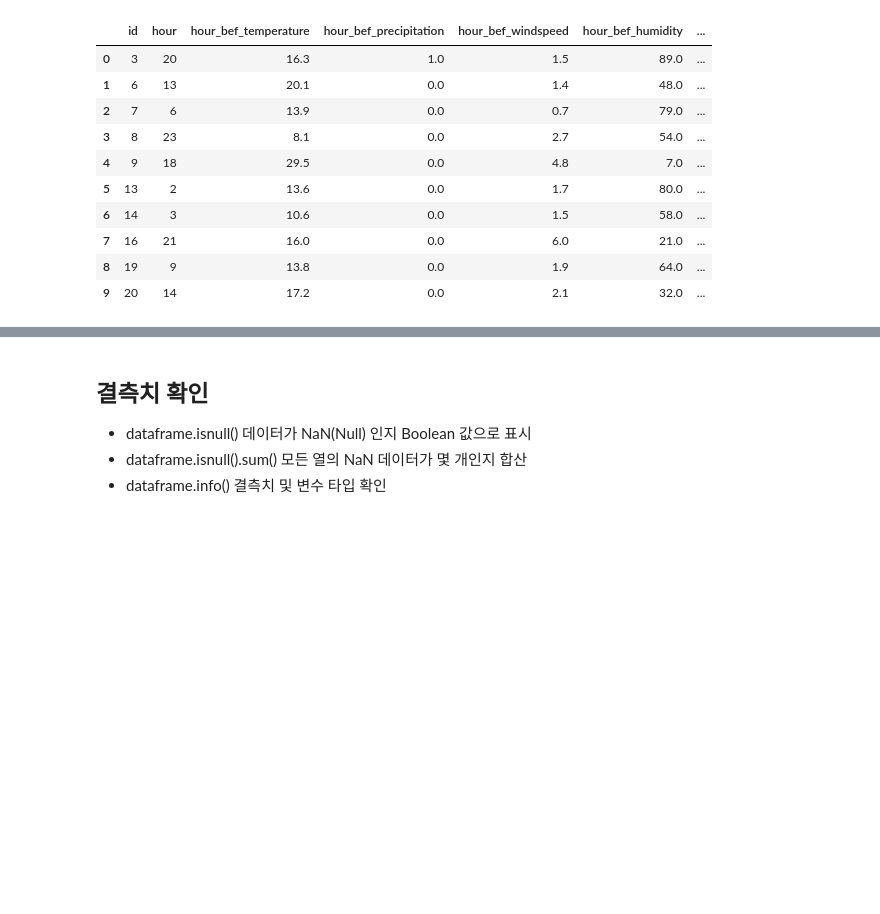
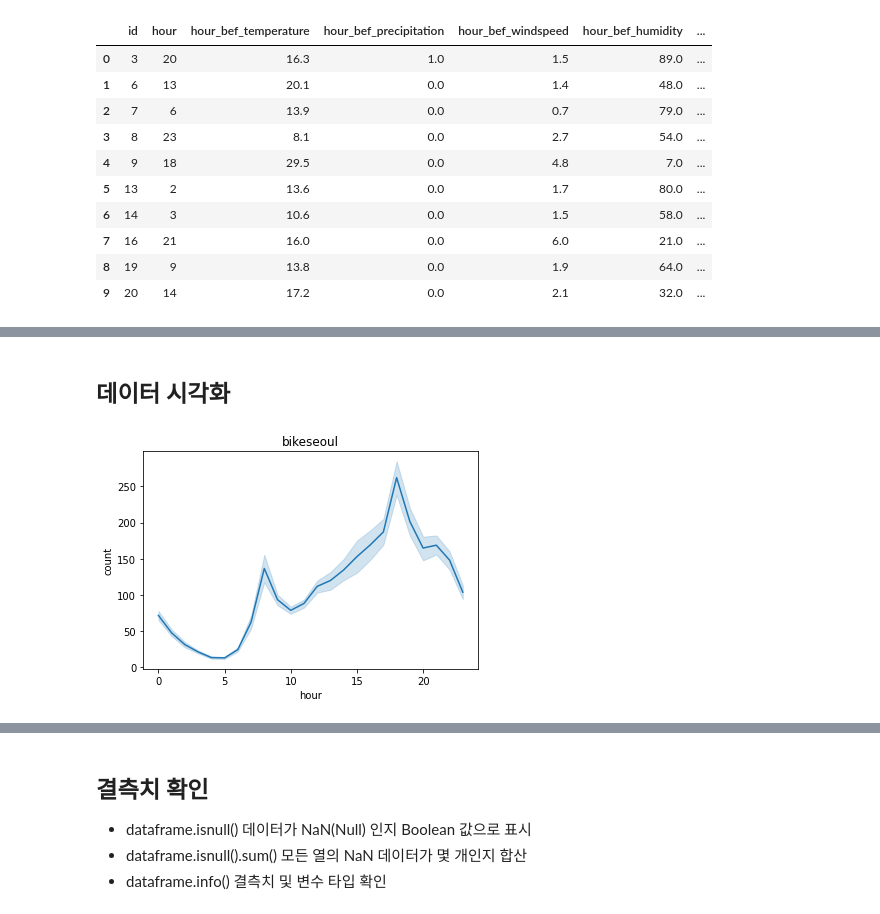
Before and after one commit to inticoy/pyTorchZeroToAll, a Jupyter notebook: dacon/bikeseoul/bikeseoul_decision_tree.ipynb, the cells around one changed output, grey strips where cells are left out. Cells and saved outputs as stored; diff of their text form; code cells hidden in the pictures; blank space fills up the shorter version.

```diff
--- a/dacon/bikeseoul/bikeseoul_decision_tree.ipynb
+++ b/dacon/bikeseoul/bikeseoul_decision_tree.ipynb
@@ -58,0 +72,14 @@ train.head(10)
+# %% [markdown]
+## 데이터 시각화
+# %%
+import matplotlib
+import matplotlib.pyplot as plt
+import seaborn as sns
+
+train_copy = train.copy()
+
+sns.lineplot(data=train_copy, x="hour", y="count")
+plt.title("bikeseoul") # 그래프 제목 지정
+plt.show() # 그래프 그리기
+# %% [output]
+[figure, added]
```
Also changed, not shown: parts of 11 cells of this notebook.
